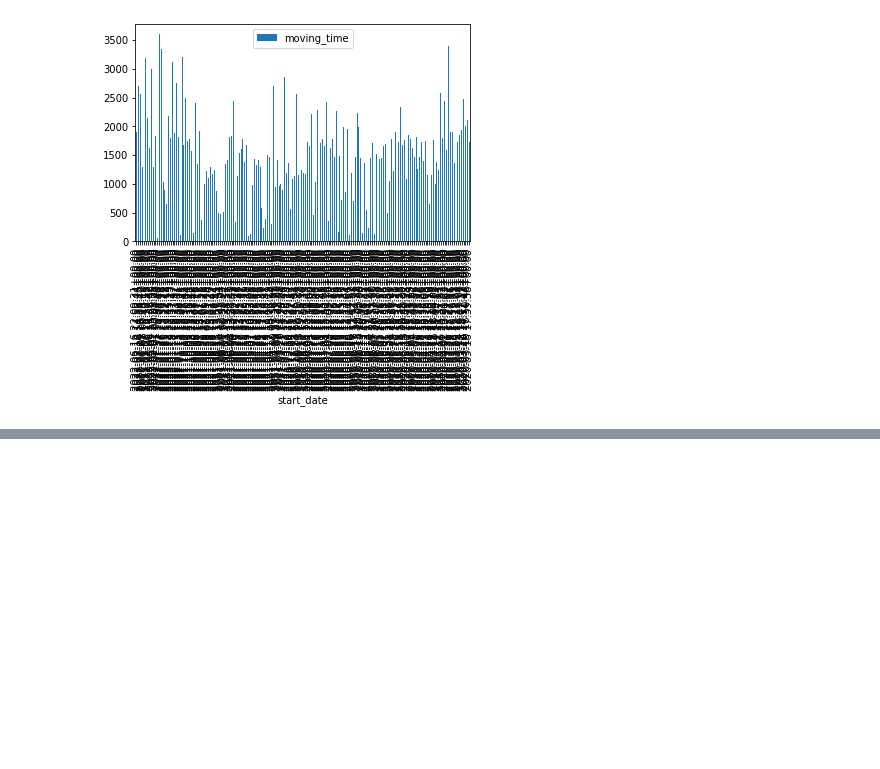
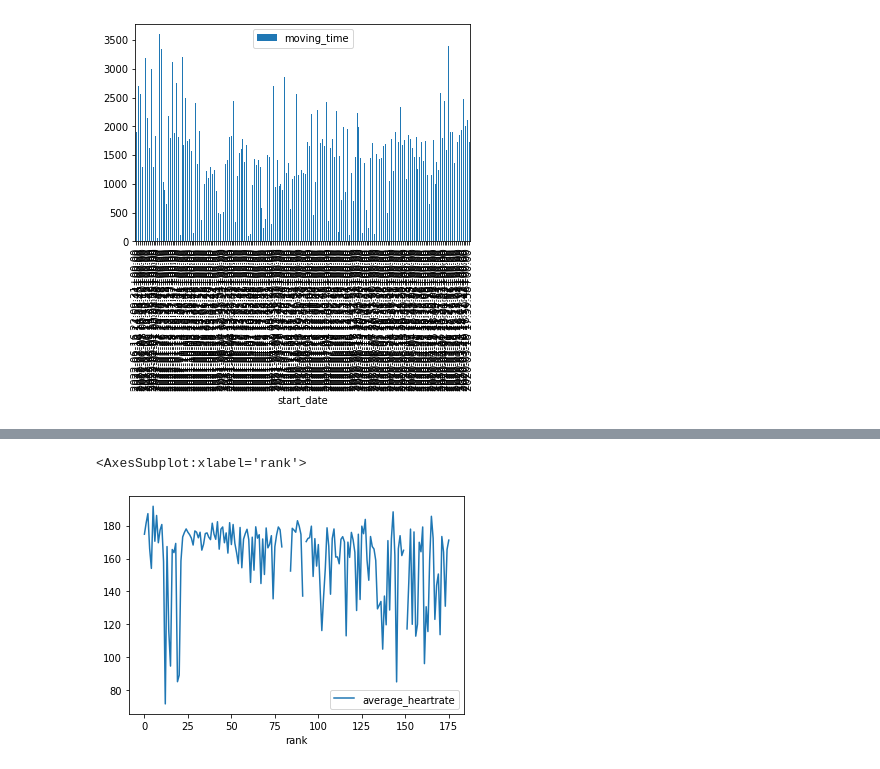
Before and after one commit to lnbernstein/running_tracker, a Jupyter notebook: strava_explor.ipynb, the cells around one changed output, grey strips where cells are left out. Saved outputs shown, nothing was run; the diff lists cells and outputs as text; code cells hidden in the pictures; blank space fills up the shorter version.

```diff
--- a/strava_explor.ipynb
+++ b/strava_explor.ipynb
@@ -31,0 +49,7 @@ df.plot(x='start_date', y='moving_time', kind='bar')
+# %%
+df['rank'] = df.start_date.rank()-1
+# %%
+df.plot(x='rank', y='average_heartrate')
+# %% [output]
+<AxesSubplot:xlabel='rank'>
+[figure, added]
```
Also changed, not shown: parts of 2 cells of this notebook, 1 other file.
